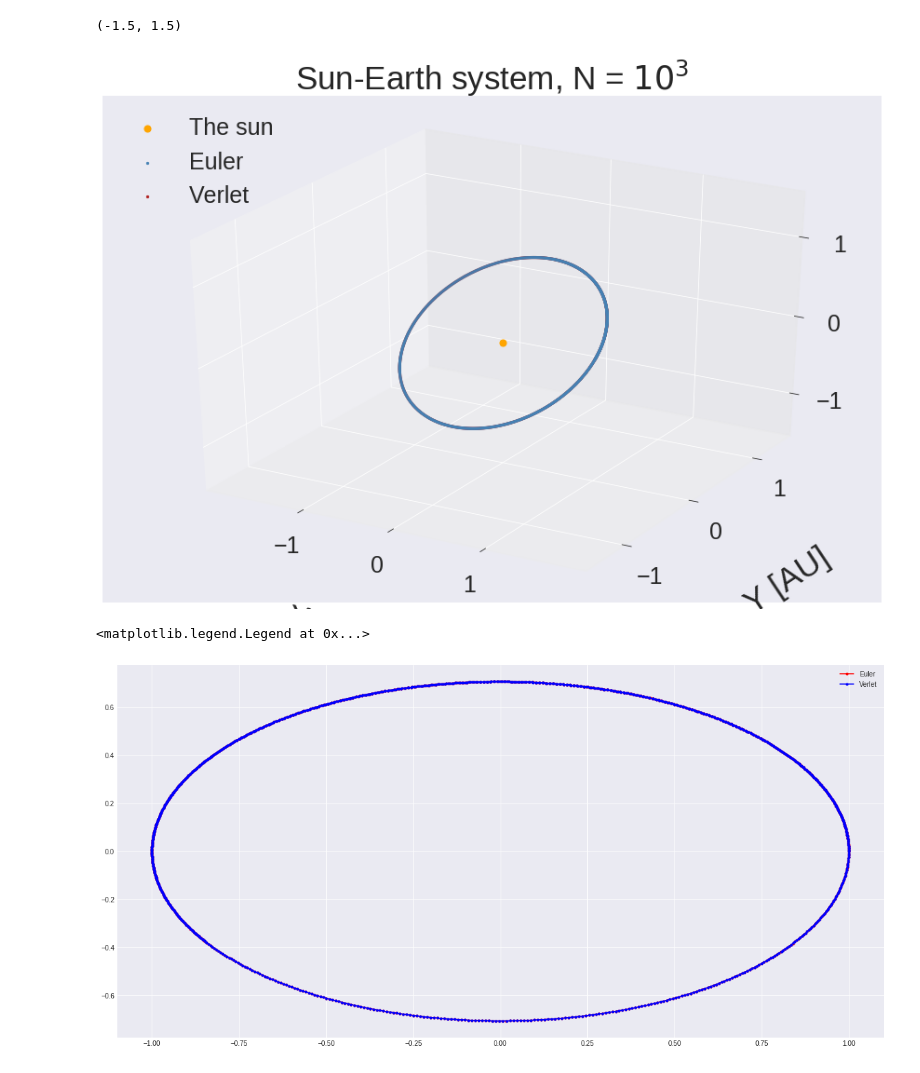
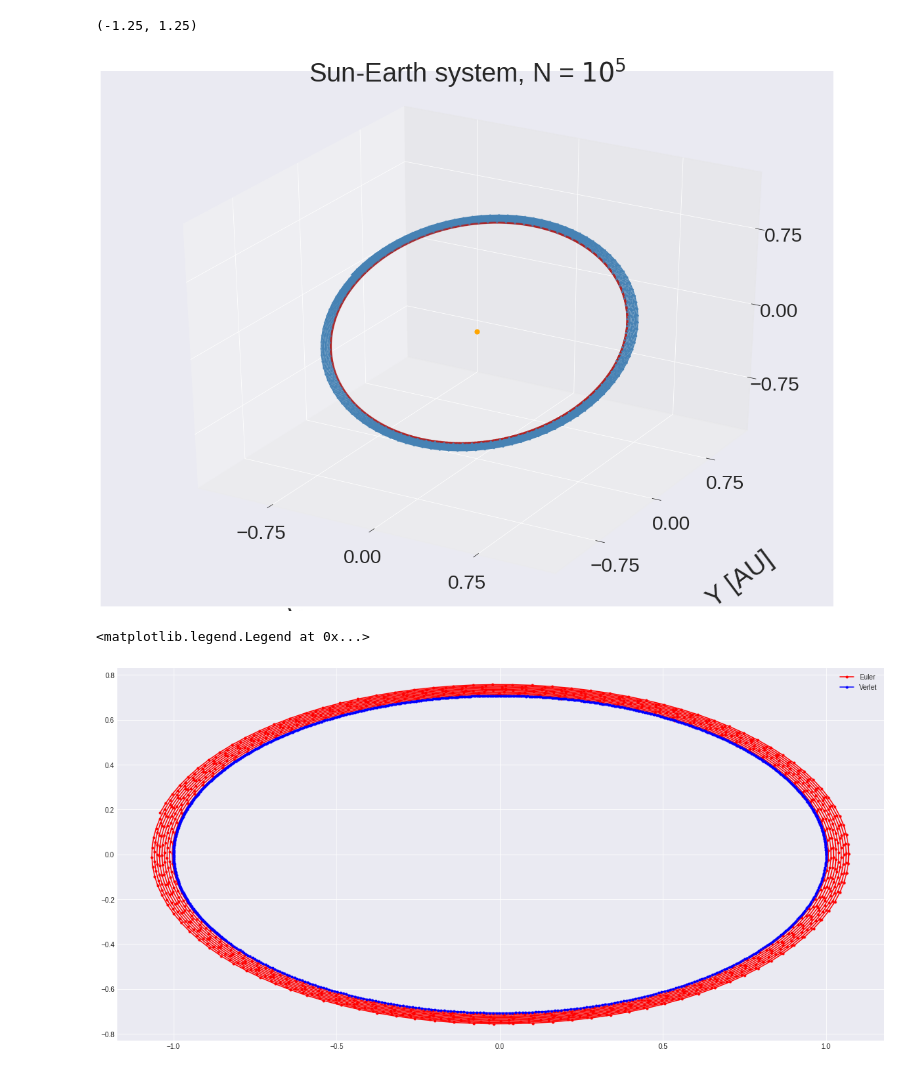
Before and after one commit to OlineRanum/FYS3150, a Jupyter notebook: Project_5/Results/5A.ipynb, the cells around one changed output. Cells and saved outputs as stored; diff of their text form; code cells hidden in the pictures.

```diff
--- a/Project_5/Results/5A.ipynb
+++ b/Project_5/Results/5A.ipynb
@@ -4,8 +4,8 @@ import os
 import seaborn as sns
 import matplotlib.pyplot as plt
 
-mypathE                  = "/home/oline/Documents/UiO/FYS3150/FYS3150/Project_5/Results/5A/Euler.txt"
-mypathV                  = "/home/oline/Documents/UiO/FYS3150/FYS3150/Project_5/Results/5A/Verlet.txt"
+mypathE                  = "/home/oline/Documents/UiO/FYS3150/FYS3150/Project_5/Results/5A/EulerN104.txt"
+mypathV                  = "/home/oline/Documents/UiO/FYS3150/FYS3150/Project_5/Results/5A/VerletN104.txt"
 
 
 
@@ -52,49 +52,49 @@ c5 = 'orange'
 # %%
 from mpl_toolkits import mplot3d
 %matplotlib inline
 import matplotlib.colors
 
-fig = plt.figure(figsize = (15,10))
+fig = plt.figure(figsize = (20,15))
 ax = plt.axes(projection='3d')
 
-fsize = 35
+fsize = 40
 
 
 ax.scatter3D(0,0,0, s = 50, c = 'orange', label = 'The sun')
 
 ax.scatter3D(rE[:,0], rE[:,1], rE[:,2], marker = '.', c= 'steelblue', label = 'Euler', linestyle = '-');
 ax.scatter3D(rV[:,0], rV[:,1], rV[:,2], marker = '.', c= c1, label = 'Verlet', linestyle = '-');
 ax.plot3D(rV[:,0], rV[:,1], rV[:,2], c = c1)
 ax.plot3D(rE[:,0], rE[:,1], rE[:,2], 'steelblue')
 
 
 
-plt.title('Sun-Earth system, N = $10^3$', pad = 50, fontsize = fsize)
+plt.title('Sun-Earth system, N = $10^5$', pad = 50, fontsize = fsize)
 ax.set_xlabel('X [AU]', fontsize = fsize)
 ax.set_ylabel('Y [AU]',  fontsize = fsize)
 ax.set_zlabel('Z [AU]',  fontsize = fsize)
 ax.xaxis.set_tick_params(labelsize=fsize-10, pad = 15)
 ax.yaxis.set_tick_params(labelsize=fsize-10, pad = 15)
 ax.zaxis.set_tick_params(labelsize=fsize-10, pad = 15)
 
-plt.legend(fontsize = fsize-10, loc = 'upper left')
-ax.yaxis.labelpad=70
-ax.xaxis.labelpad=70
-ax.zaxis.labelpad=50
+#plt.legend(fontsize = fsize-10, loc = 'upper left')
+ax.yaxis.labelpad=100
+ax.xaxis.labelpad=100
+ax.zaxis.labelpad=85
 
-ax.set_yticks([-1, 0,1])
-ax.set_xticks([ -1, 0,1])
-ax.set_zticks([-1, 0,1])
+ax.set_yticks([-0.75, 0,0.75])
+ax.set_xticks([ -0.75, 0,0.75])
+ax.set_zticks([-0.75, 0,0.75])
 
-ax.set_xlim([-2,2])
-ax.set_ylim([-1.5,1.5])
-ax.set_zlim([-1.5,1.5])
+ax.set_xlim([-1.25,1.25])
+ax.set_ylim([-1.25,1.25])
+ax.set_zlim([-1.25,1.25])
 
 
-#plt.savefig('../Paper/Figures/A103.png')
+#plt.savefig('../Paper/Figures/A105.png')
 # %% [output]
-(-1.5, 1.5)
+(-1.25, 1.25)
-[figure, old version]
+[figure, new version]
 # %%
 plt.figure(figsize = (20,10))
 plt.plot(rE[:,0], rE[:,1], marker = '.', c= 'r', label = 'Euler');
@@ -103,7 +103,7 @@ plt.plot(rV[:,0], rV[:,1] , marker = '.', c= 'b', label = 'Verlet')
 plt.legend()
 # %% [output]
 <matplotlib.legend.Legend at 0x...>
-[figure, old version]
+[figure, new version]
 # %%
 def energy(r, v):
     m1 = 1
```
Also changed, not shown: parts of 13 cells of this notebook, 17 other files.
